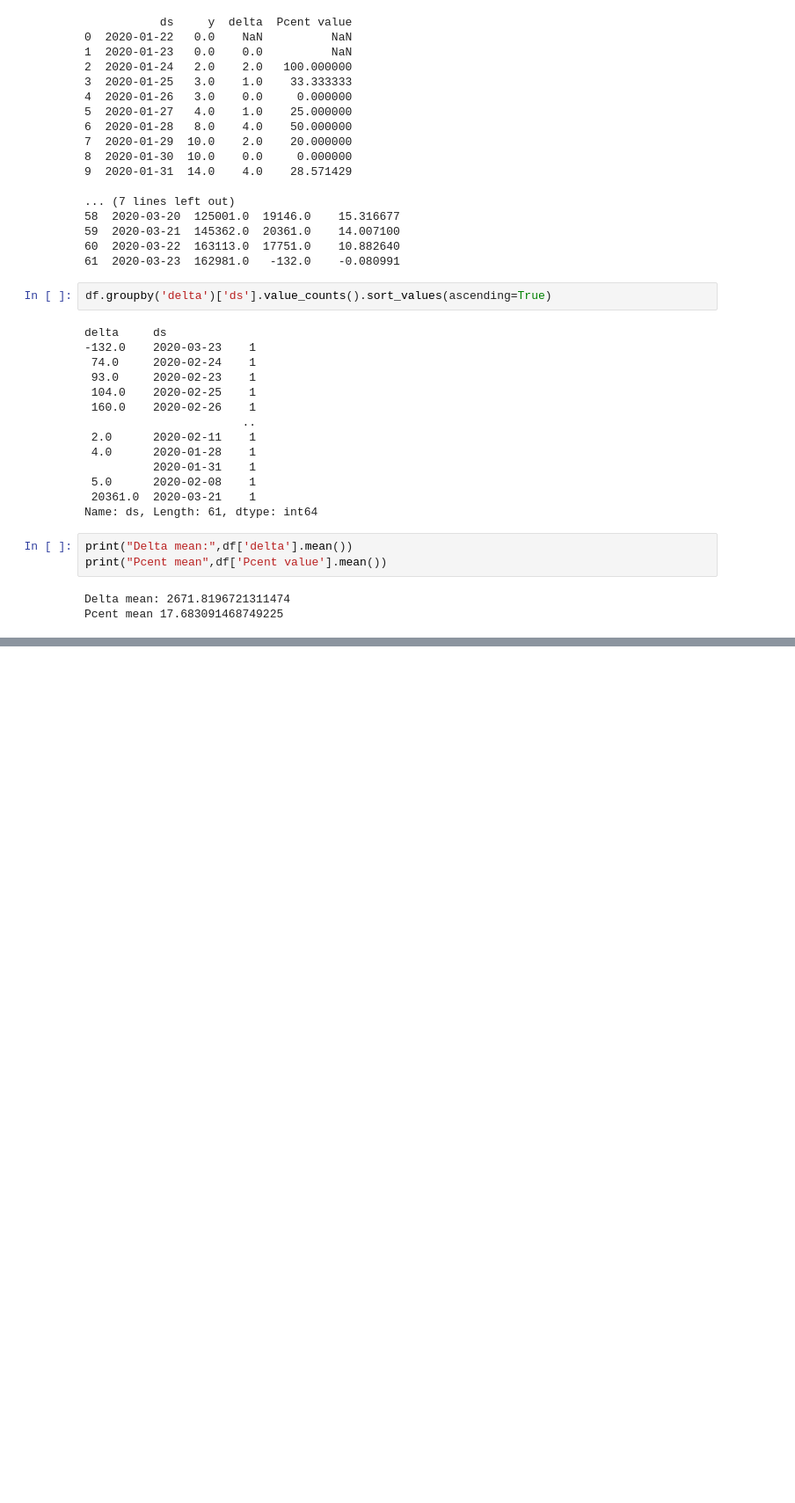
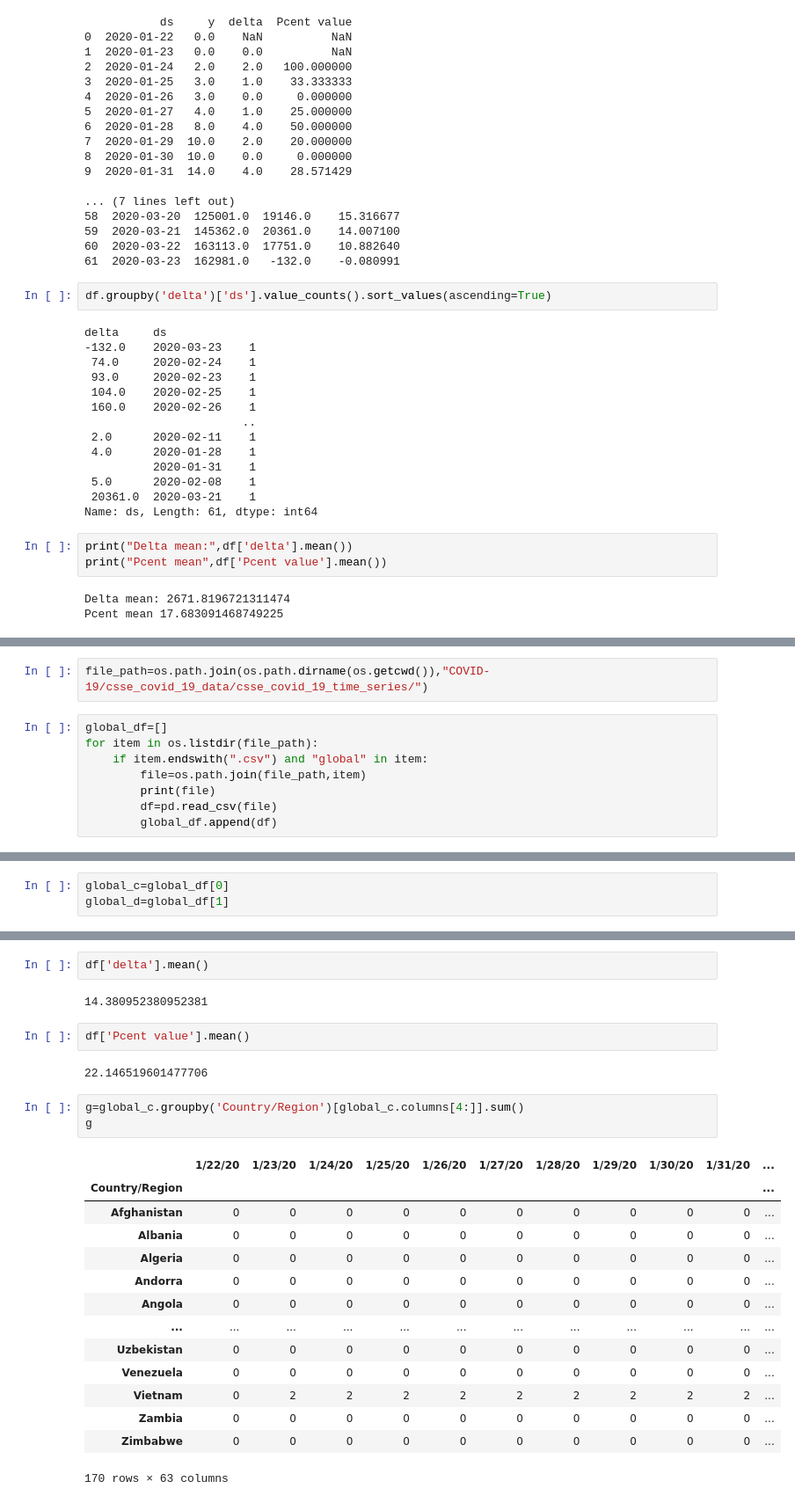
Before and after one commit to mpruna/COVID-19_Interactive, a Jupyter notebook: code/covid_averages.ipynb, the cells around one changed output, grey strips where cells are left out. Shown at 88% size. Saved outputs shown, nothing was run; the diff lists cells and outputs as text; blank space fills up the shorter version.

```diff
--- a/code/covid_averages.ipynb
+++ b/code/covid_averages.ipynb
@@ -94,0 +102,10 @@ fig.show()
+# %%
+file_path=os.path.join(os.path.dirname(os.getcwd()),"COVID-19/csse_covid_19_data/csse_covid_19_time_series/")
+# %%
+global_df=[]
+for item in os.listdir(file_path):
+    if item.endswith(".csv") and "global" in item:
+        file=os.path.join(file_path,item)
+        print(file)
+        df=pd.read_csv(file)
+        global_df.append(df)
@@ -94,0 +116,3 @@ fig.show()
+# %%
+global_c=global_df[0]
+global_d=global_df[1]
@@ -94,0 +176,26 @@ fig.show()
+# %%
+df['delta'].mean()
+# %% [output]
+14.380952380952381
+# %%
+df['Pcent value'].mean()
+# %% [output]
+22.146519601477706
+# %%
+g=global_c.groupby('Country/Region')[global_c.columns[4:]].sum()
+g
+# %% [output]
+|  | 1/22/20 | 1/23/20 | 1/24/20 | 1/25/20 | 1/26/20 | 1/27/20 | 1/28/20 | 1/29/20 | 1/30/20 | 1/31/20 | ... |
+| Country/Region |  |  |  |  |  |  |  |  |  |  | ... |
+| Afghanistan | 0 | 0 | 0 | 0 | 0 | 0 | 0 | 0 | 0 | 0 | ... |
+| Albania | 0 | 0 | 0 | 0 | 0 | 0 | 0 | 0 | 0 | 0 | ... |
+| Algeria | 0 | 0 | 0 | 0 | 0 | 0 | 0 | 0 | 0 | 0 | ... |
+| Andorra | 0 | 0 | 0 | 0 | 0 | 0 | 0 | 0 | 0 | 0 | ... |
+| Angola | 0 | 0 | 0 | 0 | 0 | 0 | 0 | 0 | 0 | 0 | ... |
+| ... | ... | ... | ... | ... | ... | ... | ... | ... | ... | ... | ... |
+| Uzbekistan | 0 | 0 | 0 | 0 | 0 | 0 | 0 | 0 | 0 | 0 | ... |
+| Venezuela | 0 | 0 | 0 | 0 | 0 | 0 | 0 | 0 | 0 | 0 | ... |
+| Vietnam | 0 | 2 | 2 | 2 | 2 | 2 | 2 | 2 | 2 | 2 | ... |
+| Zambia | 0 | 0 | 0 | 0 | 0 | 0 | 0 | 0 | 0 | 0 | ... |
+| Zimbabwe | 0 | 0 | 0 | 0 | 0 | 0 | 0 | 0 | 0 | 0 | ... |
+170 rows × 63 columns
```
Also changed, not shown: parts of 13 cells of this notebook, 27 other files.
